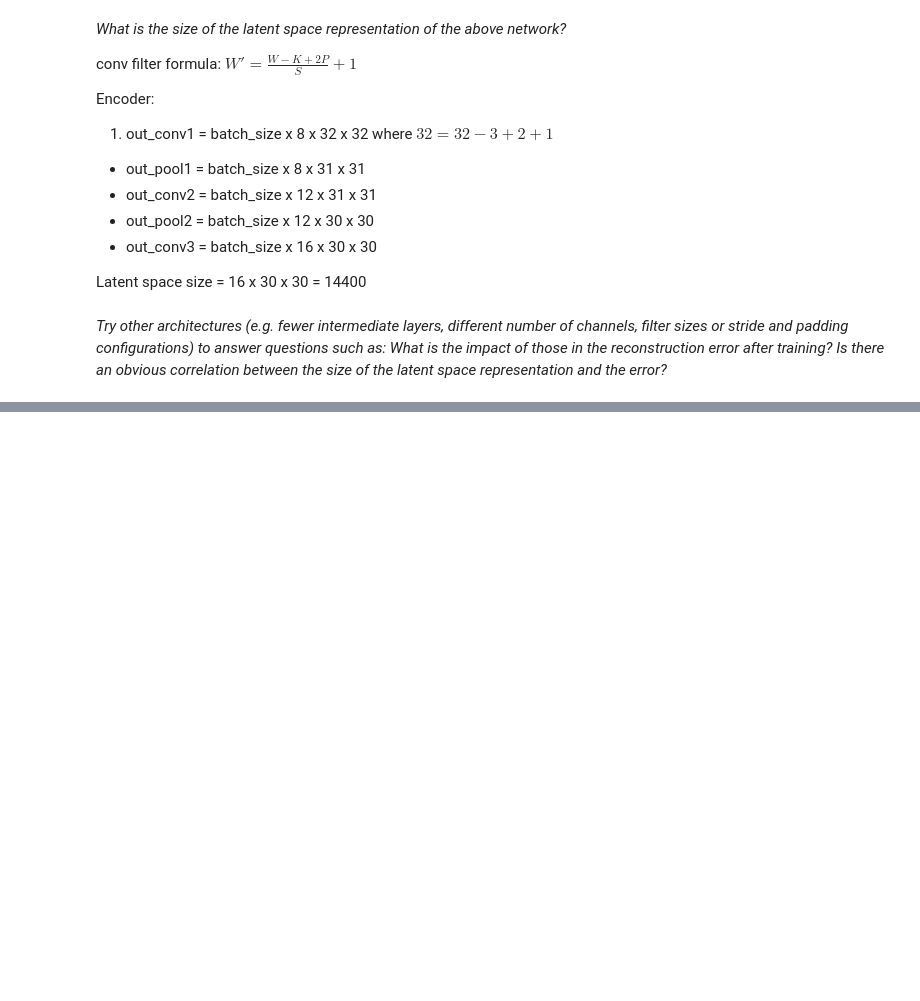
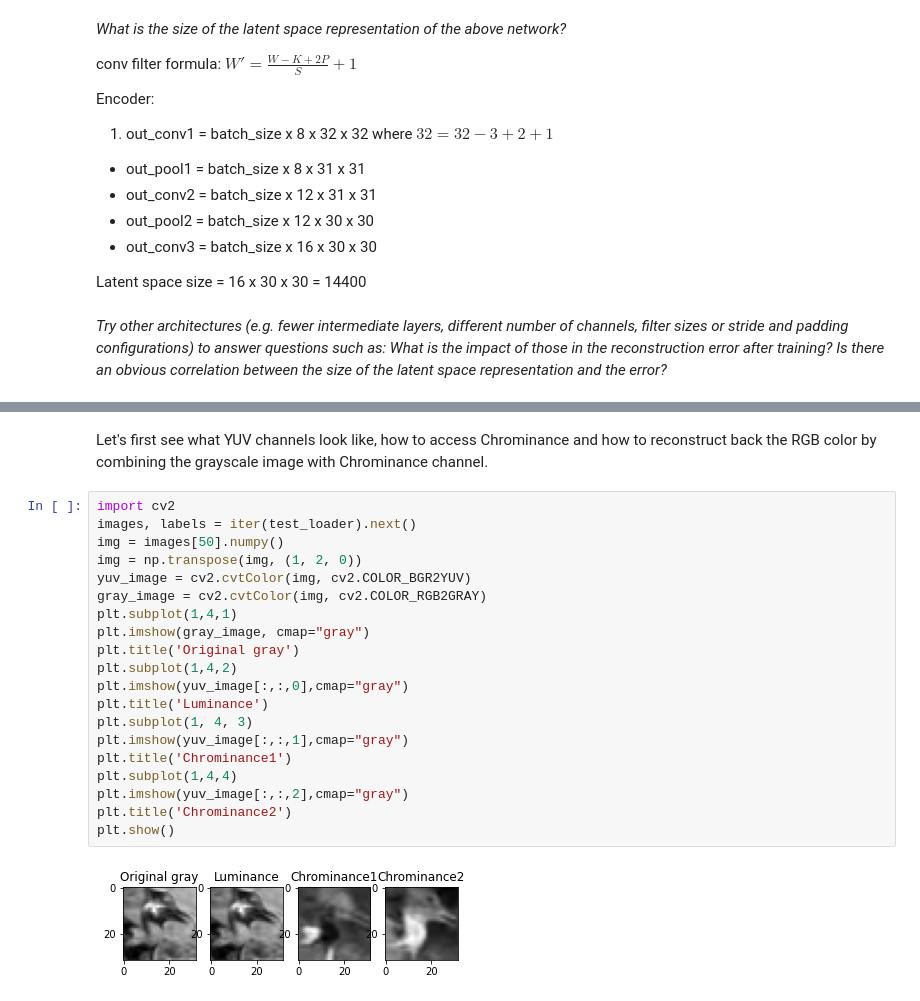
Before and after one commit to serginogues/convolutional_autoencoder, a Jupyter notebook: autoencoder.ipynb, the cells around one changed output, grey strips where cells are left out. Drawn from its saved outputs; the diff is of its cells as text; blank space fills up the shorter version.

Commit message:
colorization

```diff
--- a/autoencoder.ipynb
+++ b/autoencoder.ipynb
@@ -344,3 +364,28 @@ Consequently the reconstruction error is higher.
 _Adapt your network from the previous part such that it learns to reconstruct colors by feeding in grayscale
 images but predicting all RGB channels. As a starting point, use the hyperparameters (including the network
 architecture) that you identified to yield the best performance in Exercise 3.2._
+# %% [markdown]
+Let's first see what YUV channels look like, how to access Chrominance
+and how to reconstruct back the RGB color by combining the grayscale image with Chrominance channel.
+# %%
+import cv2
+images, labels = iter(test_loader).next()
+img = images[50].numpy()
+img = np.transpose(img, (1, 2, 0))
+yuv_image = cv2.cvtColor(img, cv2.COLOR_BGR2YUV)
+gray_image = cv2.cvtColor(img, cv2.COLOR_RGB2GRAY)
+plt.subplot(1,4,1)
+plt.imshow(gray_image, cmap="gray")
+plt.title('Original gray')
+plt.subplot(1,4,2)
+plt.imshow(yuv_image[:,:,0],cmap="gray")
+plt.title('Luminance')
+plt.subplot(1, 4, 3)
+plt.imshow(yuv_image[:,:,1],cmap="gray")
+plt.title('Chrominance1')
+plt.subplot(1,4,4)
+plt.imshow(yuv_image[:,:,2],cmap="gray")
+plt.title('Chrominance2')
+plt.show()
+# %% [output]
+[figure, added]
```
Also changed, not shown: parts of 20 cells of this notebook.
